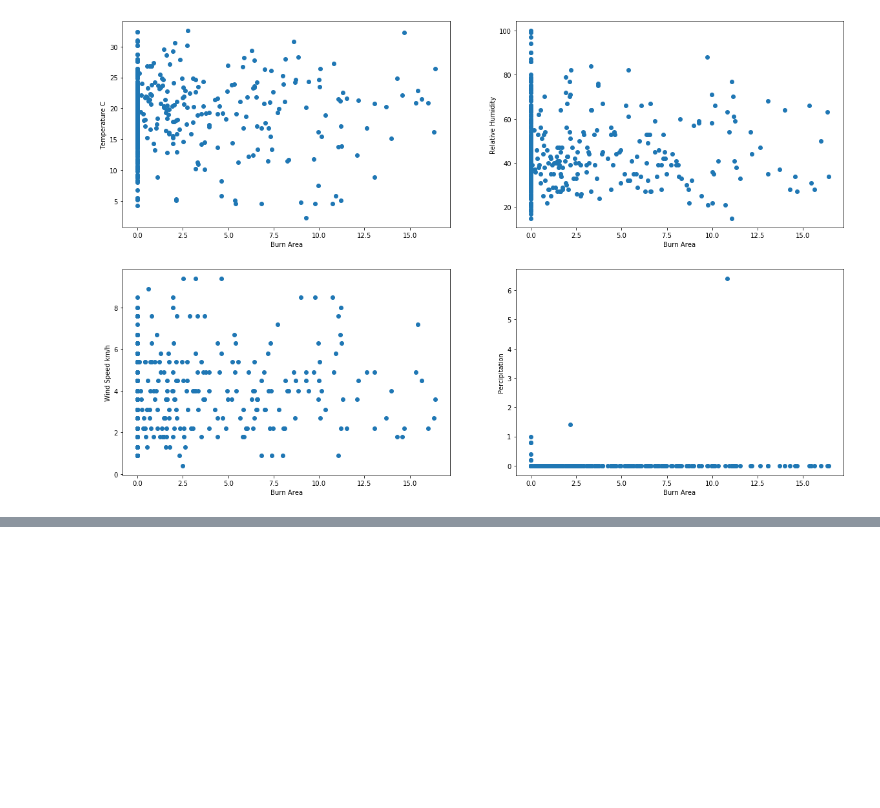
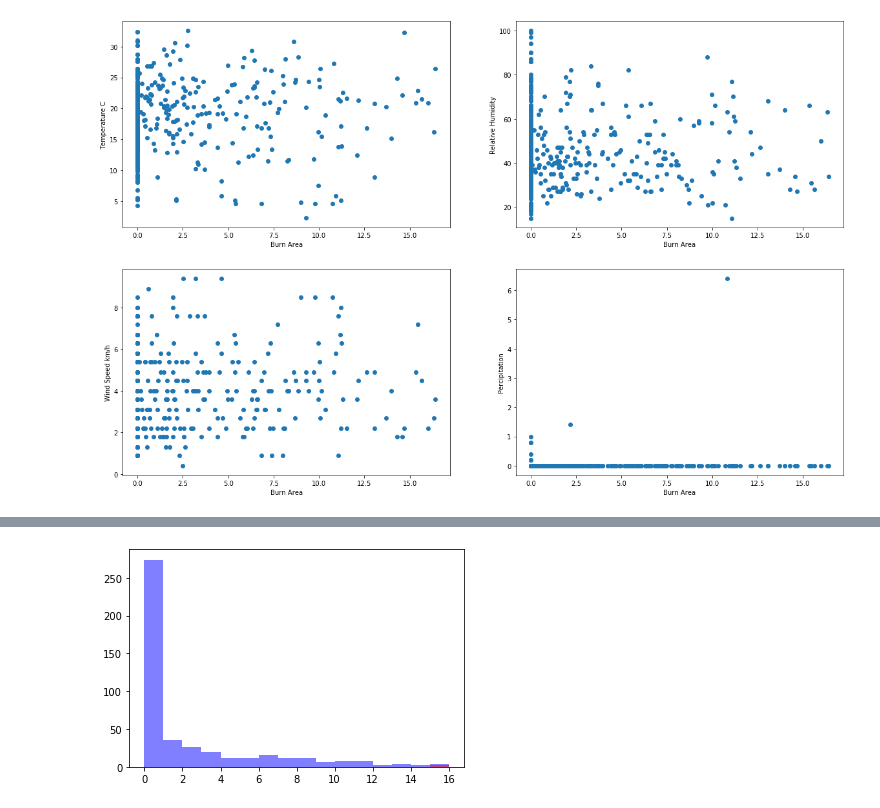
Before and after one commit to johnebehr/thinkful, a Jupyter notebook: capstone1.ipynb, the cells around one changed output, grey strips where cells are left out. Drawn from its saved outputs; the diff is of its cells as text; code cells hidden in the pictures; blank space fills up the shorter version.

```diff
--- a/capstone1.ipynb
+++ b/capstone1.ipynb
@@ -259,0 +293,7 @@ plt.show()
+# %%
+plt.hist(forest_fires2['area'], color='blue', bins=np.arange(0.0,16.425), alpha=.5)
+plt.hist(forest_fires2['RH'], color='red', bins=np.arange(0.0,16.425), alpha=.5)
+
+plt.show()
+# %% [output]
+[figure, added]
```
Also changed, not shown: parts of 7 cells of this notebook.
